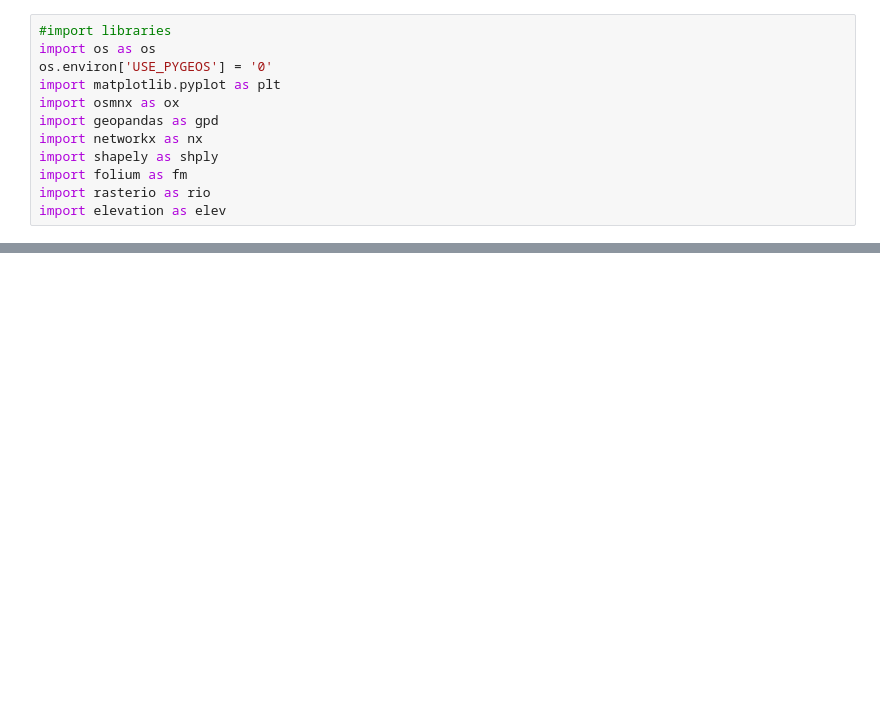
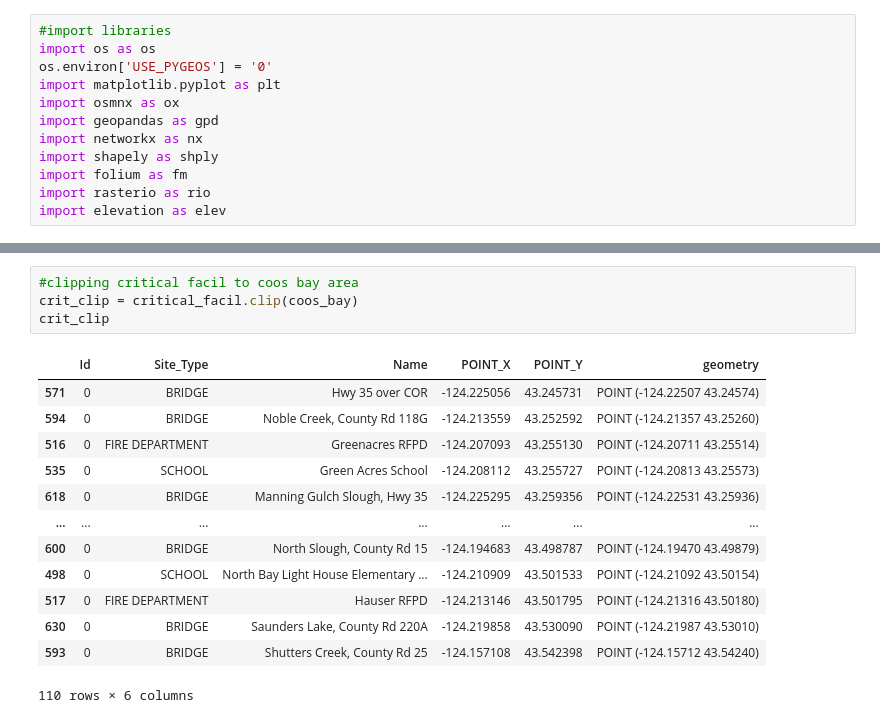
Before and after one commit to mspiegel11/Tsunami-Scenarios, a Jupyter notebook: Tsunami_Scenarios.ipynb, the cells around one changed output, grey strips where cells are left out. Drawn from its saved outputs; the diff is of its cells as text; blank space fills up the shorter version.

```diff
--- a/Tsunami_Scenarios.ipynb
+++ b/Tsunami_Scenarios.ipynb
@@ -92,0 +93,18 @@ edge_graph.plot(ax=ax, color="black")
+# %%
+#clipping critical facil to coos bay area
+crit_clip = critical_facil.clip(coos_bay)
+crit_clip
+# %% [output]
+|  | Id | Site_Type | Name | POINT_X | POINT_Y | geometry |
+| 571 | 0 | BRIDGE | Hwy 35 over COR | -124.225056 | 43.245731 | POINT (-124.22507 43.24574) |
+| 594 | 0 | BRIDGE | Noble Creek, County Rd 118G | -124.213559 | 43.252592 | POINT (-124.21357 43.25260) |
+| 516 | 0 | FIRE DEPARTMENT | Greenacres RFPD | -124.207093 | 43.255130 | POINT (-124.20711 43.25514) |
+| 535 | 0 | SCHOOL | Green Acres School | -124.208112 | 43.255727 | POINT (-124.20813 43.25573) |
+| 618 | 0 | BRIDGE | Manning Gulch Slough, Hwy 35 | -124.225295 | 43.259356 | POINT (-124.22531 43.25936) |
+| ... | ... | ... | ... | ... | ... | ... |
+| 600 | 0 | BRIDGE | North Slough, County Rd 15 | -124.194683 | 43.498787 | POINT (-124.19470 43.49879) |
+| 498 | 0 | SCHOOL | North Bay Light House Elementary ... | -124.210909 | 43.501533 | POINT (-124.21092 43.50154) |
+| 517 | 0 | FIRE DEPARTMENT | Hauser RFPD | -124.213146 | 43.501795 | POINT (-124.21316 43.50180) |
+| 630 | 0 | BRIDGE | Saunders Lake, County Rd 220A | -124.219858 | 43.530090 | POINT (-124.21987 43.53010) |
+| 593 | 0 | BRIDGE | Shutters Creek, County Rd 25 | -124.157108 | 43.542398 | POINT (-124.15712 43.54240) |
+110 rows × 6 columns
```
Also changed, not shown: parts of 14 cells of this notebook.
